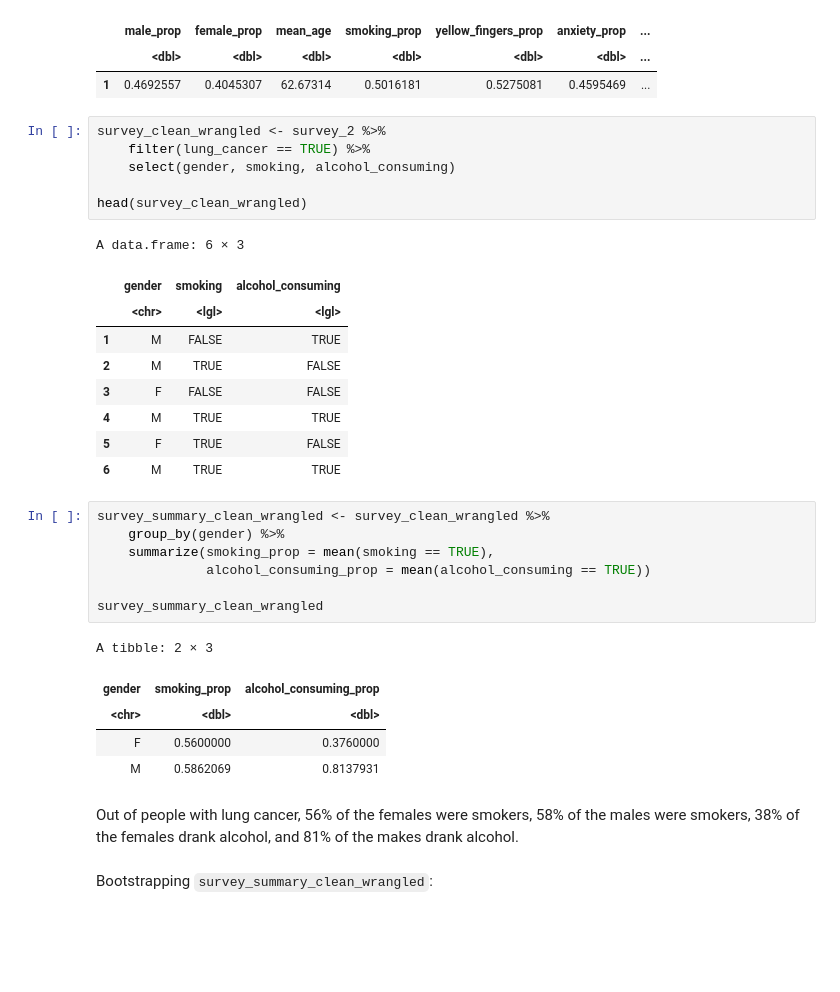
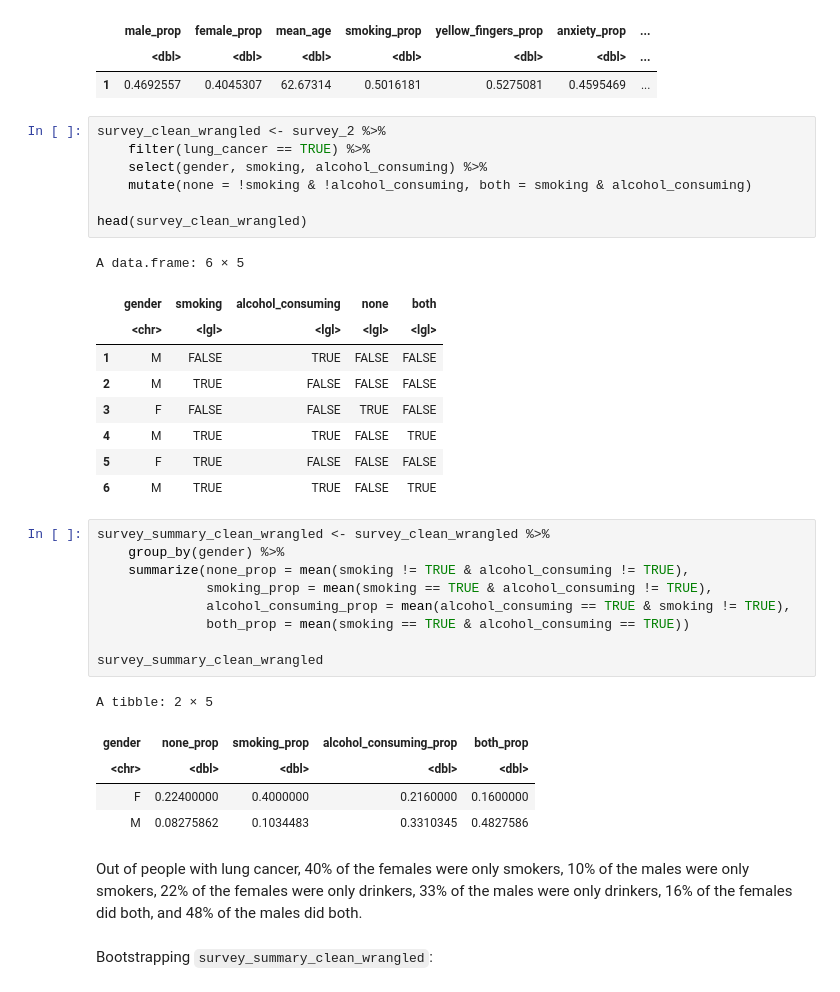
Before and after one commit to Herman-Liao/stat-201-group-project, a Jupyter notebook: Untitled.ipynb, the cells around one changed output. Drawn from its saved outputs; the diff is of its cells as text; blank space fills up the shorter version.

````diff
--- a/Untitled.ipynb
+++ b/Untitled.ipynb
@@ -128,34 +128,37 @@ A data.frame: 1 × 16
 # %%
 survey_clean_wrangled <- survey_2 %>%
     filter(lung_cancer == TRUE) %>%
-    select(gender, smoking, alcohol_consuming)
+    select(gender, smoking, alcohol_consuming) %>%
+    mutate(none = !smoking & !alcohol_consuming, both = smoking & alcohol_consuming)
 
 head(survey_clean_wrangled)
 # %% [output]
-A data.frame: 6 × 3
+A data.frame: 6 × 5
-|  | gender | smoking | alcohol_consuming |
-|  | <chr> | <lgl> | <lgl> |
-| 1 | M | FALSE | TRUE |
-| 2 | M | TRUE | FALSE |
-| 3 | F | FALSE | FALSE |
-| 4 | M | TRUE | TRUE |
-| 5 | F | TRUE | FALSE |
-| 6 | M | TRUE | TRUE |
+|  | gender | smoking | alcohol_consuming | none | both |
+|  | <chr> | <lgl> | <lgl> | <lgl> | <lgl> |
+| 1 | M | FALSE | TRUE | FALSE | FALSE |
+| 2 | M | TRUE | FALSE | FALSE | FALSE |
+| 3 | F | FALSE | FALSE | TRUE | FALSE |
+| 4 | M | TRUE | TRUE | FALSE | TRUE |
+| 5 | F | TRUE | FALSE | FALSE | FALSE |
+| 6 | M | TRUE | TRUE | FALSE | TRUE |
 # %%
 survey_summary_clean_wrangled <- survey_clean_wrangled %>%
     group_by(gender) %>%
-    summarize(smoking_prop = mean(smoking == TRUE),
-              alcohol_consuming_prop = mean(alcohol_consuming == TRUE))
+    summarize(none_prop = mean(smoking != TRUE & alcohol_consuming != TRUE),
+              smoking_prop = mean(smoking == TRUE & alcohol_consuming != TRUE),
+              alcohol_consuming_prop = mean(alcohol_consuming == TRUE & smoking != TRUE),
+              both_prop = mean(smoking == TRUE & alcohol_consuming == TRUE))
 
 survey_summary_clean_wrangled
 # %% [output]
-A tibble: 2 × 3
+A tibble: 2 × 5
-| gender | smoking_prop | alcohol_consuming_prop |
-| <chr> | <dbl> | <dbl> |
-| F | 0.5600000 | 0.3760000 |
-| M | 0.5862069 | 0.8137931 |
+| gender | none_prop | smoking_prop | alcohol_consuming_prop | both_prop |
+| <chr> | <dbl> | <dbl> | <dbl> | <dbl> |
+| F | 0.22400000 | 0.4000000 | 0.2160000 | 0.1600000 |
+| M | 0.08275862 | 0.1034483 | 0.3310345 | 0.4827586 |
 # %% [markdown]
-Out of people with lung cancer, 56% of the females were smokers, 58% of the males were smokers, 38% of the females drank alcohol, and 81% of the makes drank alcohol.
+Out of people with lung cancer, 40% of the females were only smokers, 10% of the males were only smokers, 22% of the females were only drinkers, 33% of the males were only drinkers, 16% of the females did both, and 48% of the males did both.
 # %% [markdown]
 Bootstrapping ```survey_summary_clean_wrangled```:
 # %%
````
Also changed, not shown: parts of 8 cells of this notebook.
